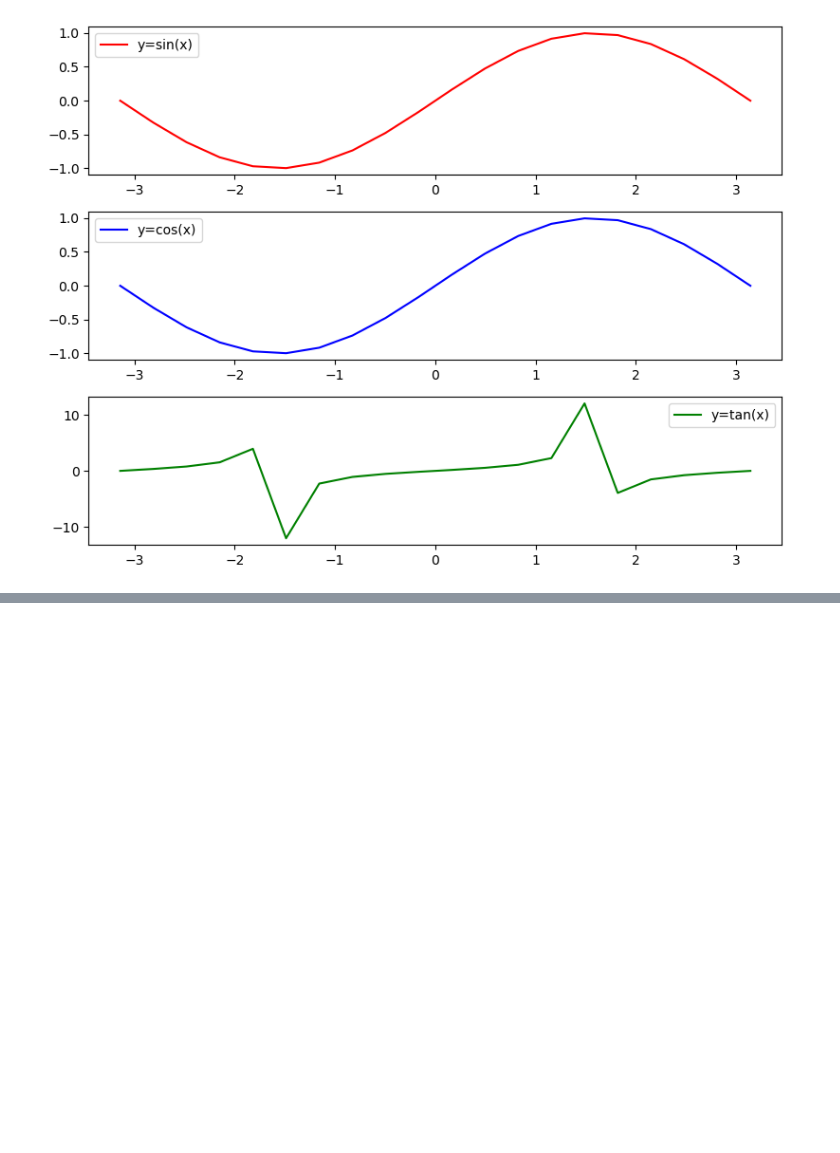
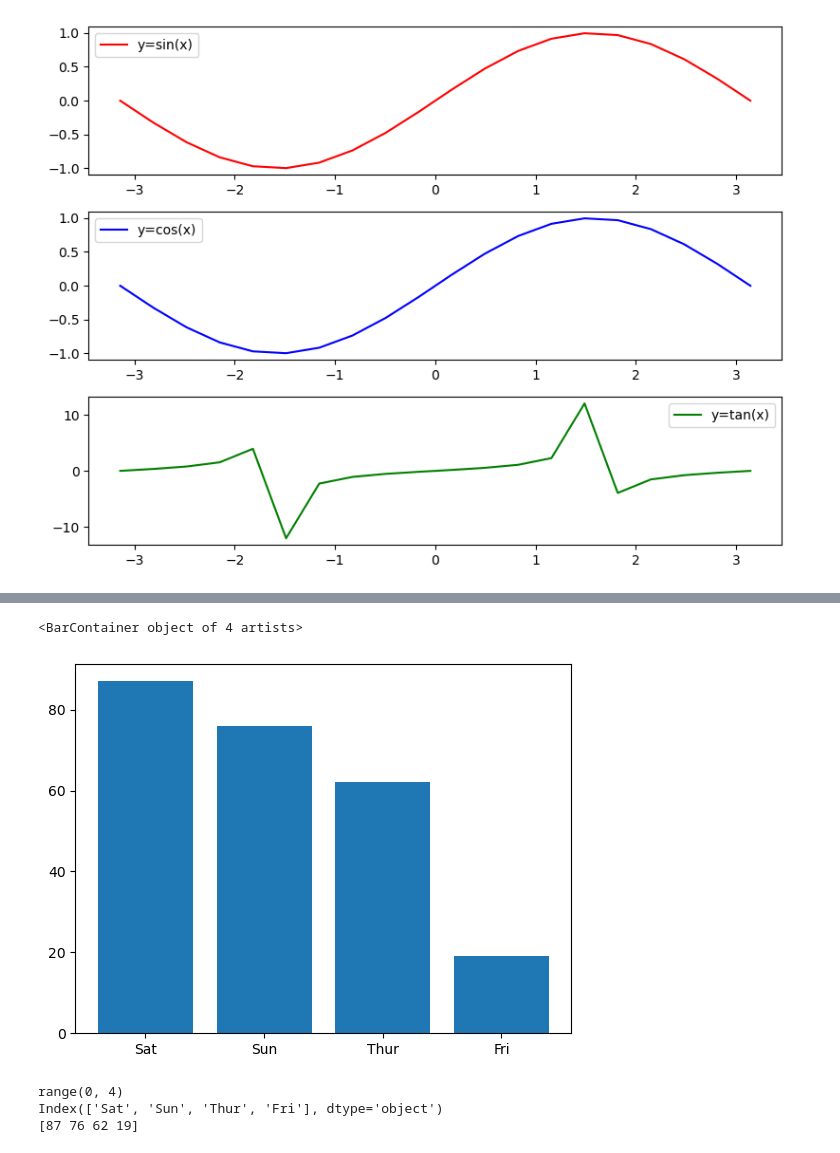
Before and after one commit to pipipik/skillup_01, a Jupyter notebook: DAY5/20240208_DAY5.ipynb, the cells around one changed output, grey strips where cells are left out. Drawn from its saved outputs; the diff is of its cells as text; code cells hidden in the pictures; blank space fills up the shorter version.

```diff
--- a/DAY5/20240208_DAY5.ipynb
+++ b/DAY5/20240208_DAY5.ipynb
@@ -112,3 +112,5 @@ for i in range(3):
 plt.tight_layout()
 # %% [output]
 [figure]
+# %%
+tips = pd.read_csv("./tips/tips.csv")
@@ -114,0 +137,21 @@ plt.tight_layout()
+# %%
+# 各棒のxの値
+left=range(4)
+# 曜日を取得
+day=tips.day.value_counts().keys()
+# 棒の高さ
+height=tips.day.value_counts().values
+# 棒グラフの表示
+# leftで与えられたxの値を、tick_labelに代入されたdayの文字列で置き換えている
+plt.bar(left,height,tick_label=day)
+# %% [output]
+<BarContainer object of 4 artists>
+[figure, added]
+# %%
+print(left)
+print(day)
+print(height)
+# %% [output]
+range(0, 4)
+Index(['Sat', 'Sun', 'Thur', 'Fri'], dtype='object')
+[87 76 62 19]
```
Also changed, not shown: parts of 3 cells of this notebook.
